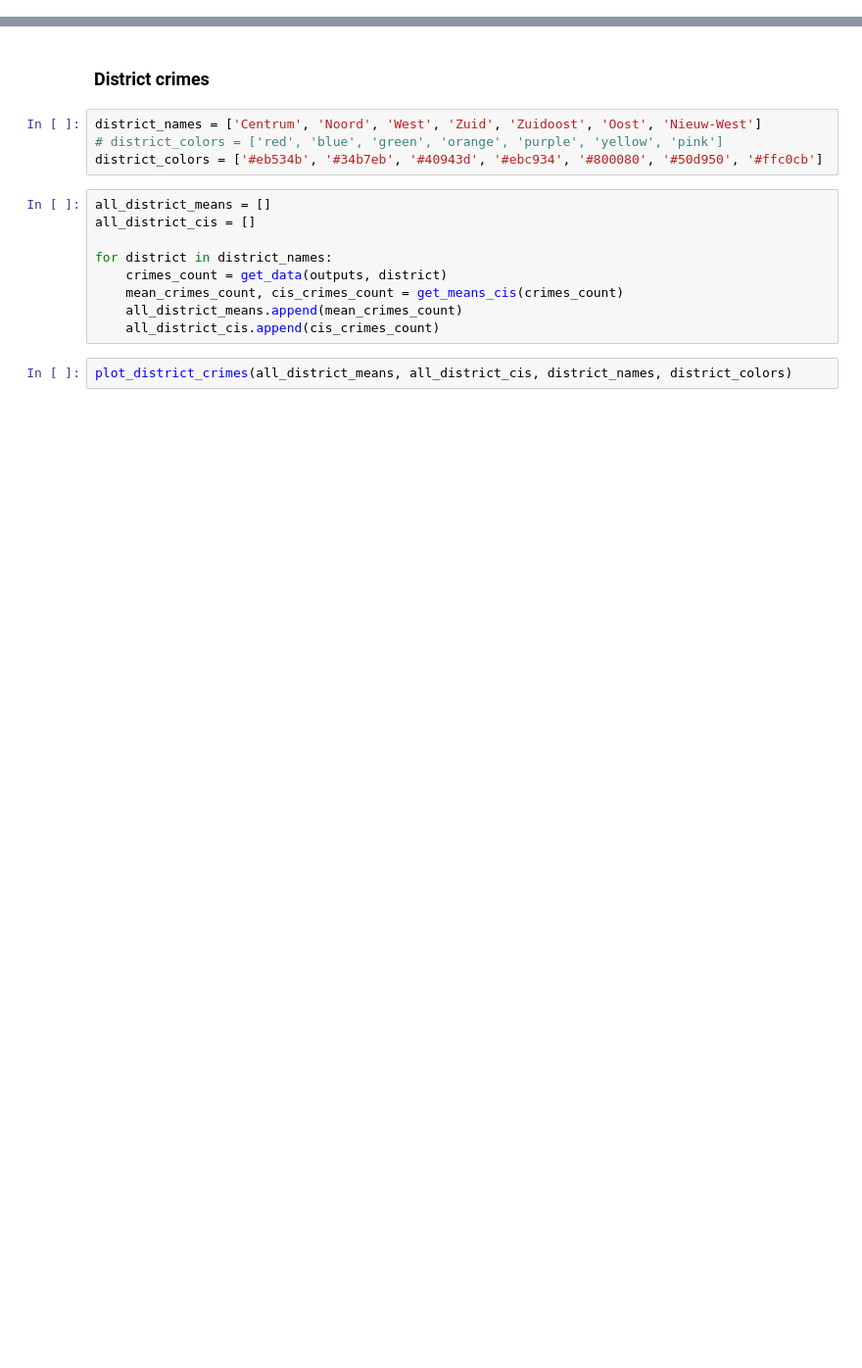
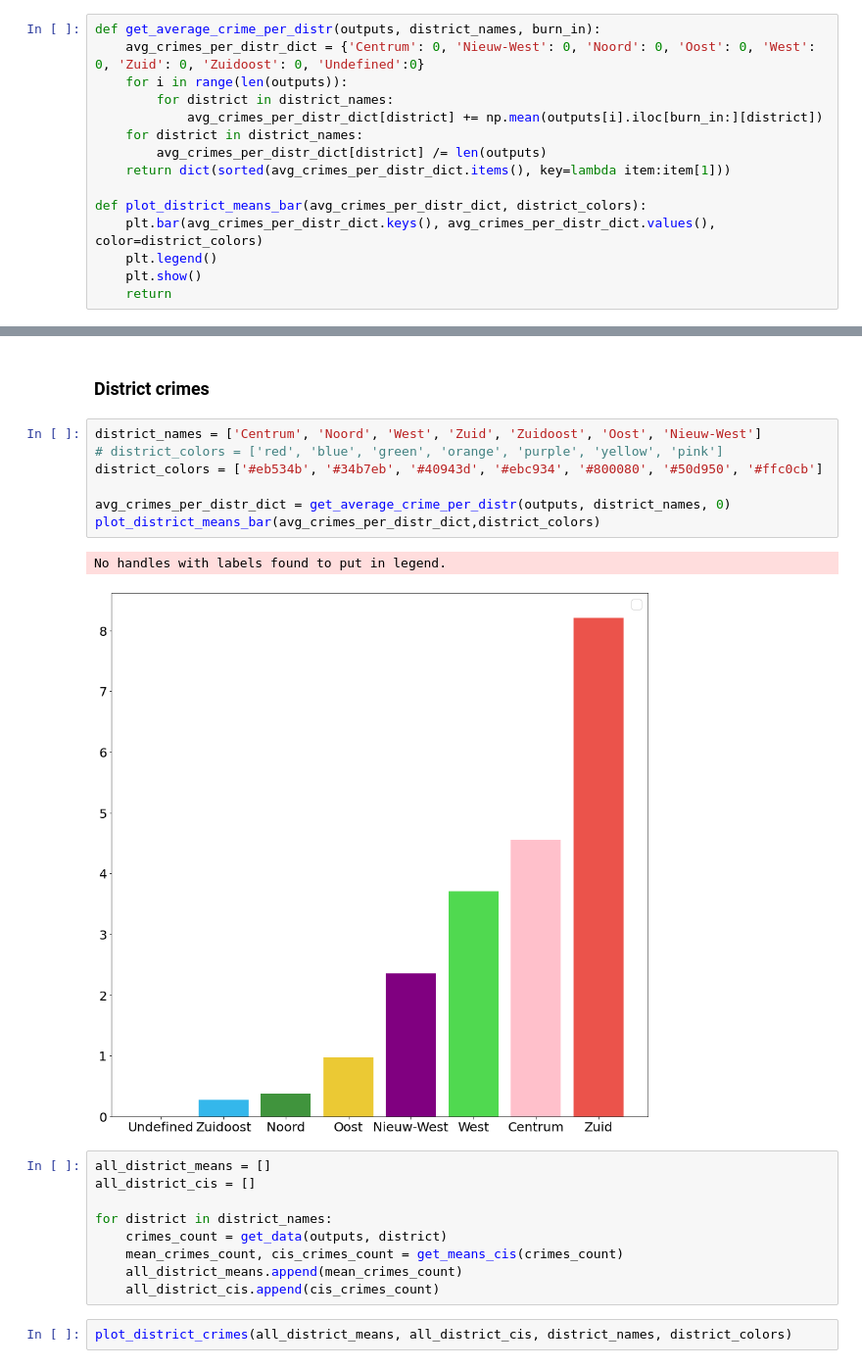
Before and after one commit to JesseFranzua/ABM-Cops-and-Criminals, a Jupyter notebook: mesa-main 2/mesa-main/examples/sugarscape_cg/sugarscape_cg/run_no_visual.ipynb, the cells around one changed output, grey strips where cells are left out. Shown at 98% size. Drawn from its saved outputs; the diff is of its cells as text; blank space fills up the shorter version.

Commit message:
step size cops increased to 2 as long as cop is between bounds of 0 and 50, work in progress histograms mean crime per district

```diff
--- a/mesa-main 2/mesa-main/examples/sugarscape_cg/sugarscape_cg/run_no_visual.ipynb
+++ b/mesa-main 2/mesa-main/examples/sugarscape_cg/sugarscape_cg/run_no_visual.ipynb
@@ -59,6 +59,21 @@ def plot_district_crimes_bar(district_means, district_cis, district_names, distr
     plt.xticks(np.arange(len(district_means)), district_names)
     # plt.xlabel("Number of steps")
     plt.ylabel('Number of crimes')
+# %%
+def get_average_crime_per_distr(outputs, district_names, burn_in):
+    avg_crimes_per_distr_dict = {'Centrum': 0, 'Nieuw-West': 0, 'Noord': 0, 'Oost': 0, 'West': 0, 'Zuid': 0, 'Zuidoost': 0, 'Undefined':0}
+    for i in range(len(outputs)):
+        for district in district_names:
+            avg_crimes_per_distr_dict[district] += np.mean(outputs[i].iloc[burn_in:][district])
+    for district in district_names:
+        avg_crimes_per_distr_dict[district] /= len(outputs)
+    return dict(sorted(avg_crimes_per_distr_dict.items(), key=lambda item:item[1]))
+
+def plot_district_means_bar(avg_crimes_per_distr_dict, district_colors):
+    plt.bar(avg_crimes_per_distr_dict.keys(), avg_crimes_per_distr_dict.values(), color=district_colors)
+    plt.legend()
+    plt.show()
+    return
 # %% [markdown]
 ## Run model
 # %%
@@ -151,7 +157,13 @@ plot_errorbars(mean_crimes_count, cis_crimes_count, "Mean num crimes committed")
 # %%
 district_names = ['Centrum', 'Noord', 'West', 'Zuid', 'Zuidoost', 'Oost', 'Nieuw-West']
 # district_colors = ['red', 'blue', 'green', 'orange', 'purple', 'yellow', 'pink']
 district_colors = ['#eb534b', '#34b7eb', '#40943d', '#ebc934', '#800080', '#50d950', '#ffc0cb']
+
+avg_crimes_per_distr_dict = get_average_crime_per_distr(outputs, district_names, 0)
+plot_district_means_bar(avg_crimes_per_distr_dict,district_colors)
+# %% [output]
+No handles with labels found to put in legend.
+[figure, added]
 # %%
 all_district_means = []
 all_district_cis = []
```
Also changed, not shown: parts of 9 cells of this notebook, 1 other file.
